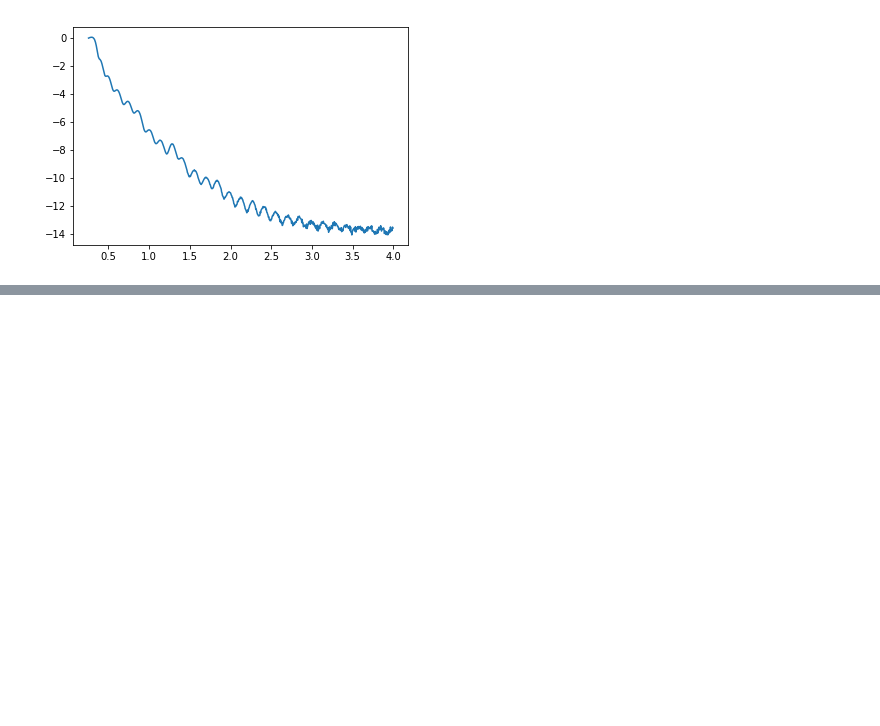
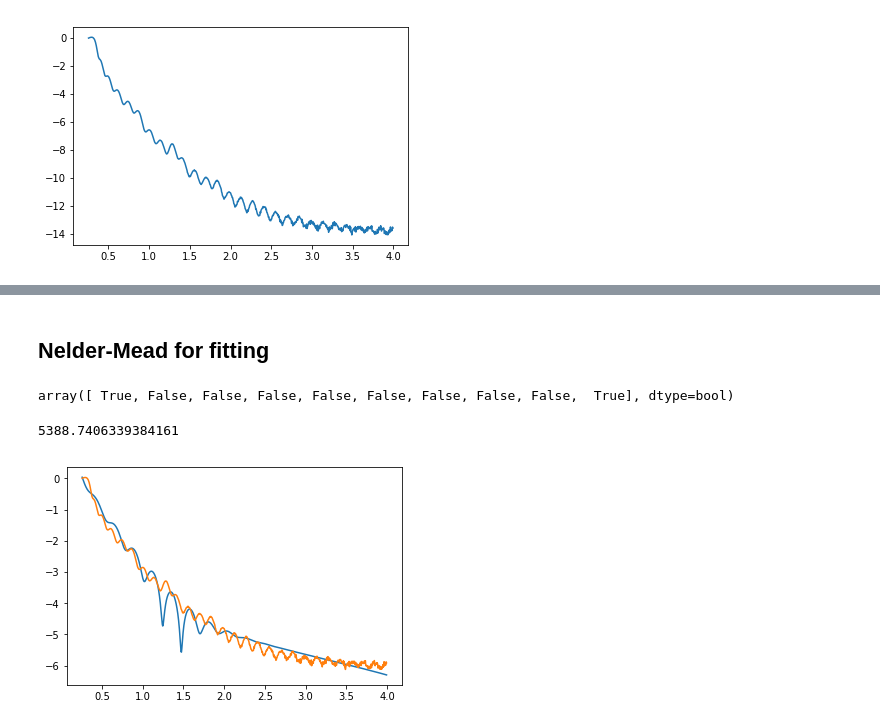
Before and after one commit to MiroFurtado/pyabeles, a Jupyter notebook: notebooks/Untitled.ipynb, the cells around one changed output, grey strips where cells are left out. Cells and saved outputs as stored; diff of their text form; code cells hidden in the pictures; blank space fills up the shorter version.

```diff
--- a/notebooks/Untitled.ipynb
+++ b/notebooks/Untitled.ipynb
@@ -56,0 +87,31 @@ exp.get_params_list()
+# %% [markdown]
+## Nelder-Mead for fitting
+# %%
+np.random.seed(12345)
+struct = pa.Surface()
+STO = pa.Layer(0.,5.246,sigma=0.26,name="STO")
+LSMO = pa.Layer(200.,6.6, sigma=5.85, name="LSMO")
+for i in range(0,1):
+    struct.addLayer(LSMO)
+struct.addLayer(STO)
+exp = struct.doExperiment(x)
+R = exp.genTheory(modify=False)
+exp.theory = y
+f = pa.Fitter(exp,method="nm",cutoff_begin=20,cutoff_end=700)
+# %%
+f.fixed = np.full(10,True)
+for i in range(1,9):
+    f.set_free(i)
+
+f.fixed
+# %% [output]
+array([ True, False, False, False, False, False, False, False, False,  True], dtype=bool)
+# %%
+surf = f.fit()
+mhm = exp.genTheory(modify=False)
+plt.plot(x[0:],np.log10(mhm[0:]))
+plt.plot(x[0:],np.log10(y[0:]))
+f.error(exp.get_params_list())
+# %% [output]
+5388.7406339384161
+[figure, added]
```
Also changed, not shown: parts of 11 cells of this notebook, 10 other files.
